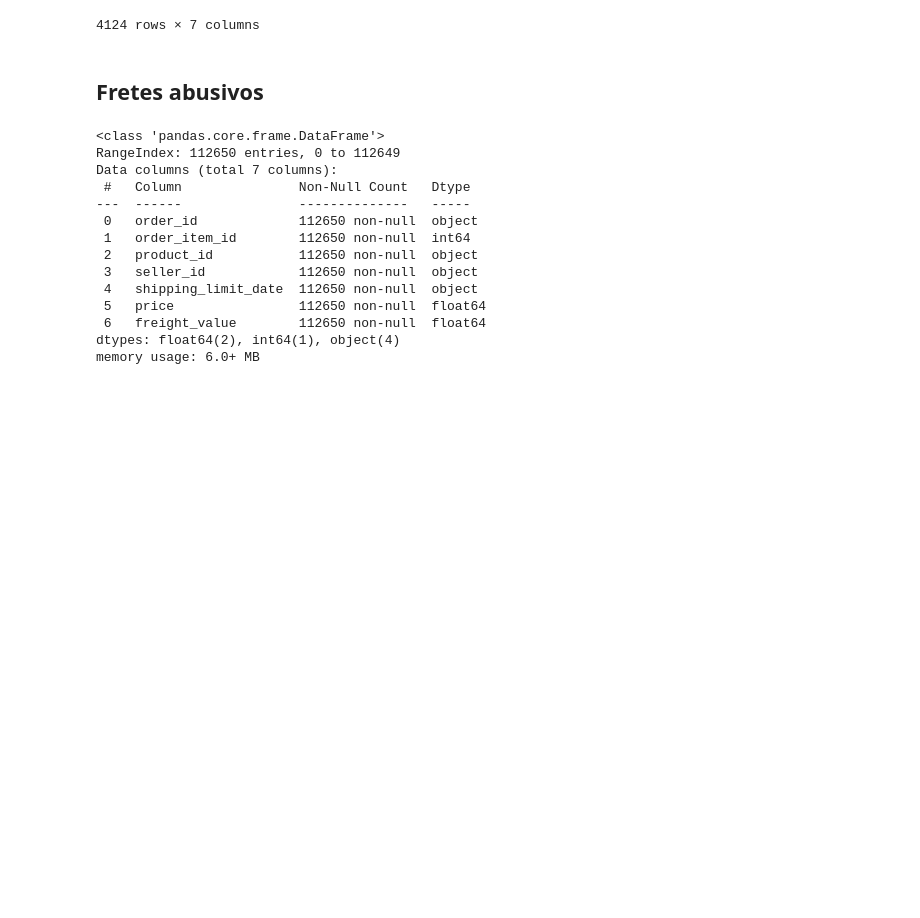
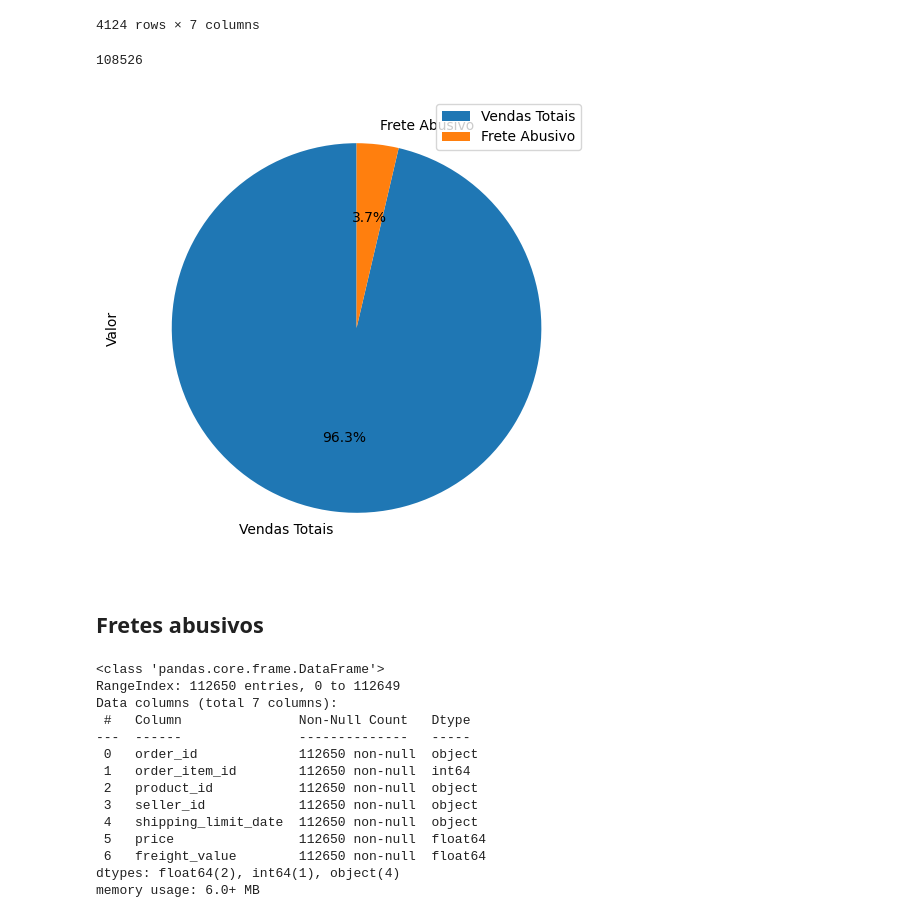
Before and after one commit to Ninniet5670/trabalho-isaac, a Jupyter notebook: orders.ipynb, the cells around one changed output. Drawn from its saved outputs; the diff is of its cells as text; code cells hidden in the pictures; blank space fills up the shorter version.

Commit message:
added pie chart

```diff
--- a/orders.ipynb
+++ b/orders.ipynb
@@ -120,6 +120,20 @@ fretes_abusivos
 | 112638 | fffb0b1a50e65c449020434fa835e078 | 1 | e7be84ea9462aac5e2b0b08eb35ba7f1 | 36a968b544695394e4e9d7572688598f | 2017-04-28 16:45:12 | 4.90 | 10.96 |
 | 112639 | fffb2ef8874127f75b52b643880fd7e0 | 1 | ebceb9726cf5c6187b48e17fe58747b0 | 609e1a9a6c2539919b8205cf7c4e6ff0 | 2018-04-09 05:08:33 | 17.90 | 22.06 |
 4124 rows × 7 columns
+# %%
+112650 - 4124
+# %% [output]
+108526
+# %%
+valores = {'Vendas Totais': 108526, 'Frete Abusivo': 4124}
+
+df = pd.DataFrame.from_dict(valores, orient='index', columns=['Valor'])
+
+df.plot.pie(y='Valor', figsize=(6, 6), autopct='%1.1f%%', startangle=90)
+
+plt.show()
+# %% [output]
+[figure, added]
 # %% [markdown]
 ## Fretes abusivos
 # %%
```
Also changed, not shown: parts of 1 cell of this notebook.
